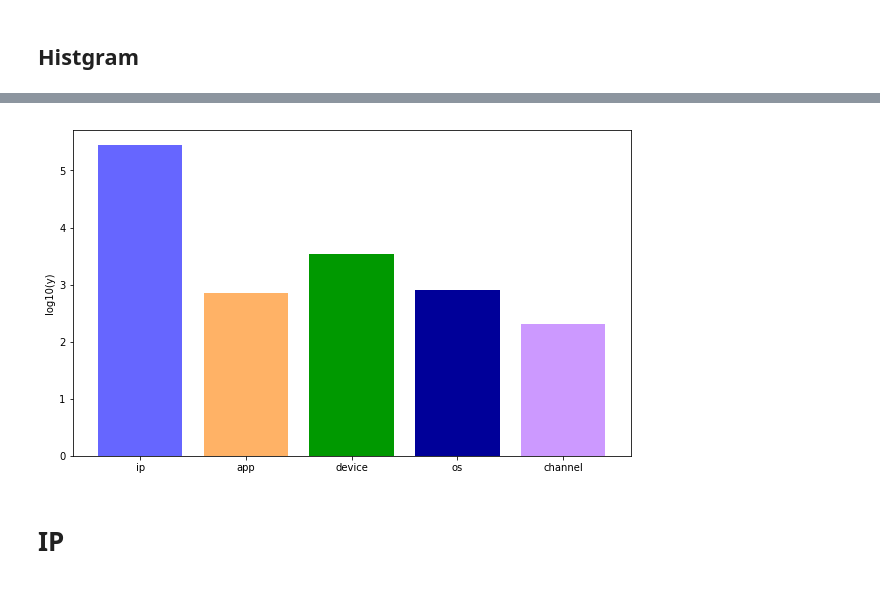
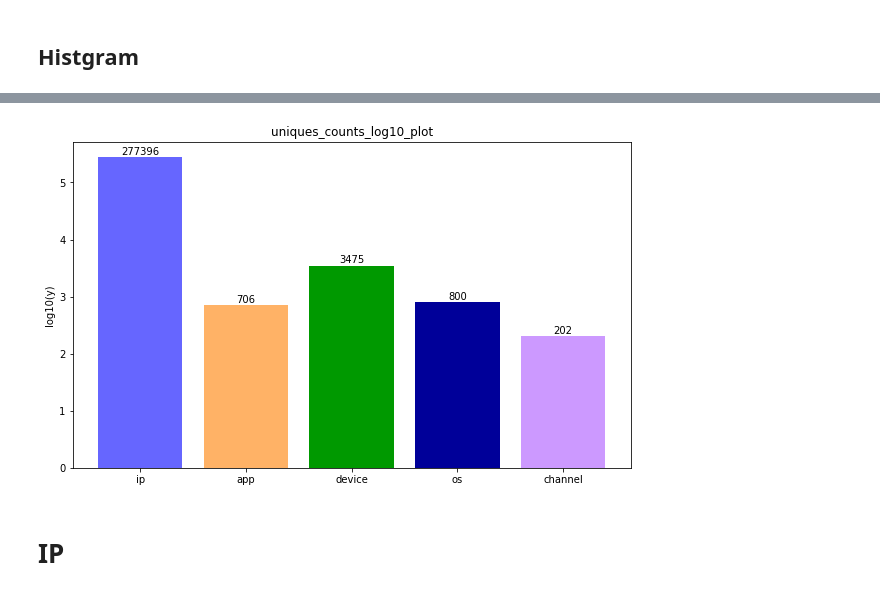
Before and after one commit to pollenjp/talkingdata, a Jupyter notebook: notebooks/Preprocess.ipynb, the cells around one changed output, grey strips where cells are left out. Saved outputs shown, nothing was run; the diff lists cells and outputs as text; code cells hidden in the pictures.

```diff
--- a/notebooks/Preprocess.ipynb
+++ b/notebooks/Preprocess.ipynb
@@ -224,23 +228,32 @@ uniques
 # %% [markdown]
 ## Histgram
 # %%
-%%time
+title = "uniques_counts_log10_plot"
 
 fig = plt.figure(figsize=(10, 6))
 ax1 = fig.add_subplot(1, 1, 1)
 val = np.log10(uniques.values[0])
 print(val)
 
-idx = np.arange(len(uniques.columns))
-b = ax1.bar(idx, val)
-ax1.set_xticks(idx)
+idx_cols = np.arange(len(uniques.columns))
+b = ax1.bar(idx_cols, val)
+ax1.set_xticks(idx_cols)
 ax1.set_xticklabels(uniques.columns)
 #ax1.set_ylim([0, 100])
 ax1.set_ylabel('log10(y)')
 
 
 color_list = ["#6666ff", "#ffb266", "#009900", "#000099", "#cc99ff"]
-for i in idx:
+for i in idx_cols:
     b[i].set_facecolor(color_list[i])
+for p, v in zip(ax1.patches, uniques.values[0]):
+    ax1.text(x=p.get_x() + p.get_width() / 2,
+             y=p.get_height() + 0.05,
+             s=v,
+             ha="center",
+            )
+
+ax1.set_title(title)
+fig.savefig(fname=str(data_Path / "plot" / title))
 # %% [output]
 [5.44310019 2.8488047  3.54095481 2.90308999 2.30535137]
@@ -249,4 +260,4 @@ Wall time: 43.8 ms
-[figure, old version]
+[figure, new version]
 # %% [markdown]
 # IP
 # %%
```
Also changed, not shown: parts of 144 cells of this notebook.
